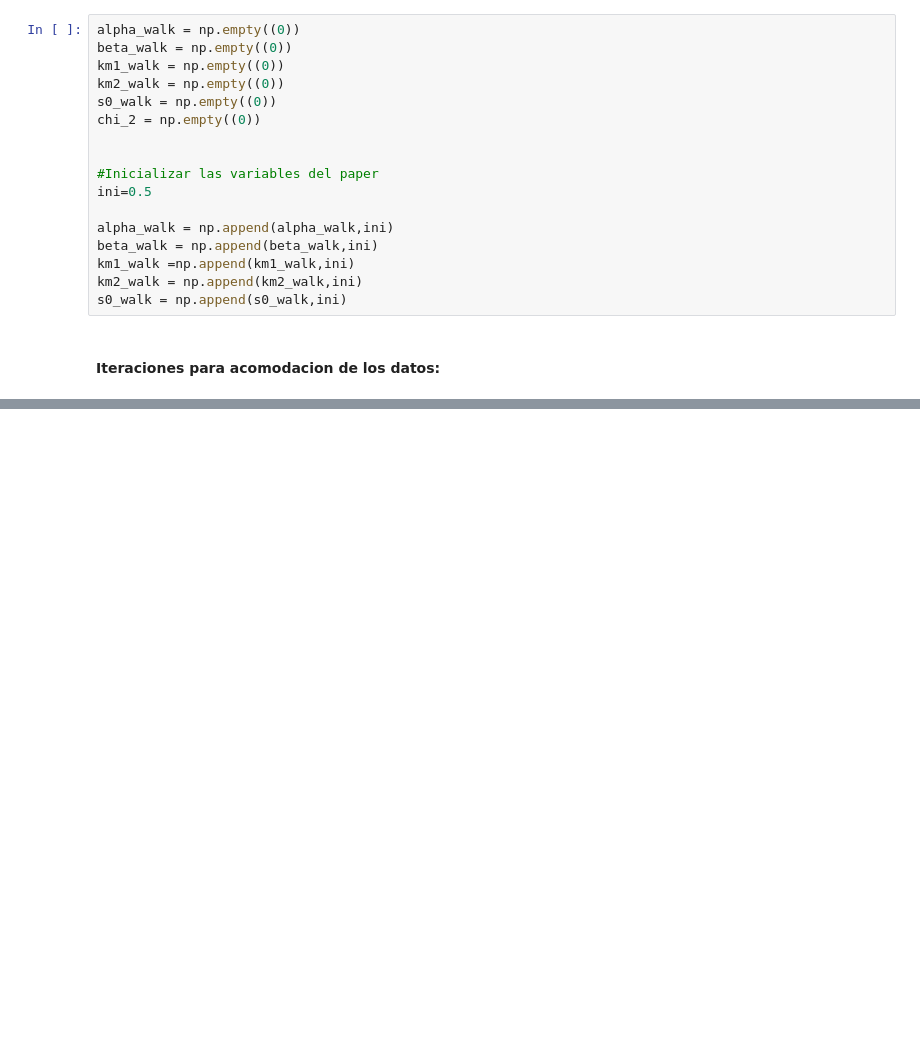
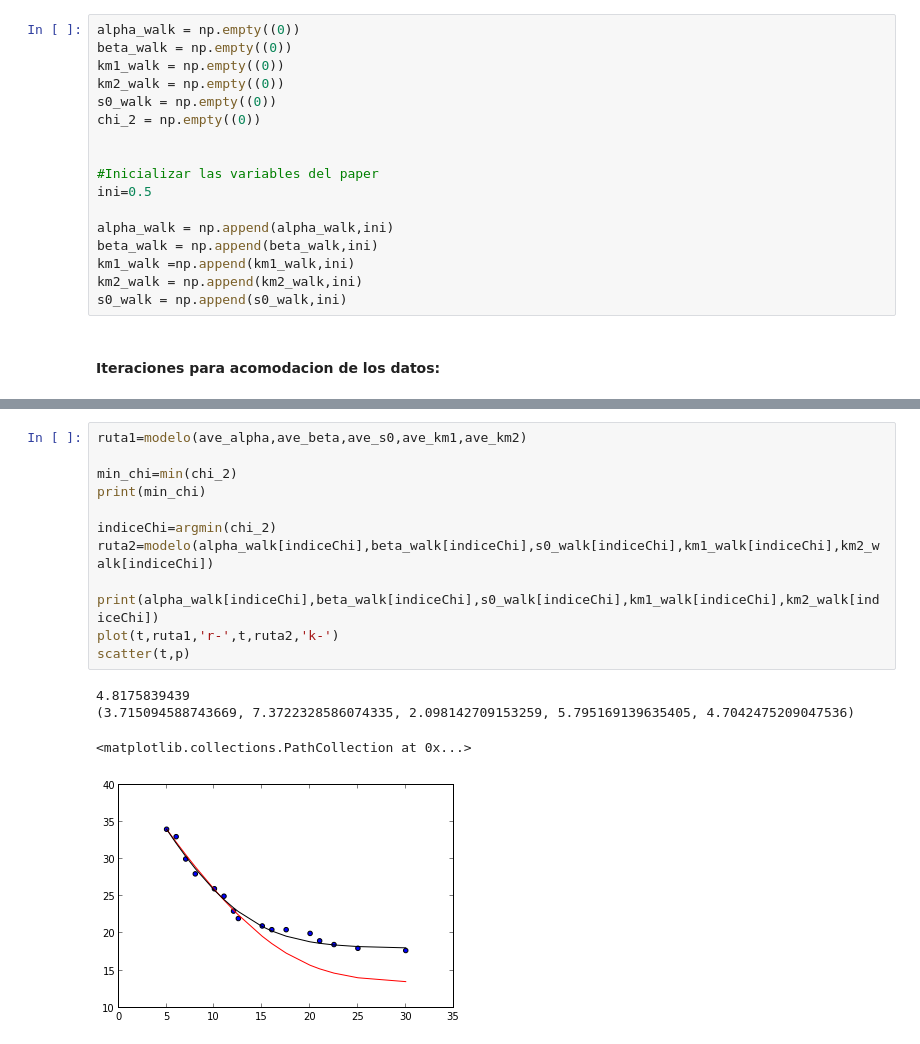
Before and after one commit to HalbardHobby/FisicaComputacional, a Jupyter notebook: Tarea8/TryDis.ipynb, the cells around one changed output, grey strips where cells are left out. Saved outputs shown, nothing was run; the diff lists cells and outputs as text; blank space fills up the shorter version.

```diff
--- a/Tarea8/TryDis.ipynb
+++ b/Tarea8/TryDis.ipynb
@@ -228,0 +254,17 @@ show()
+# %%
+ruta1=modelo(ave_alpha,ave_beta,ave_s0,ave_km1,ave_km2)
+
+min_chi=min(chi_2)
+print(min_chi)
+
+indiceChi=argmin(chi_2)
+ruta2=modelo(alpha_walk[indiceChi],beta_walk[indiceChi],s0_walk[indiceChi],km1_walk[indiceChi],km2_walk[indiceChi])
+
+print(alpha_walk[indiceChi],beta_walk[indiceChi],s0_walk[indiceChi],km1_walk[indiceChi],km2_walk[indiceChi])
+plot(t,ruta1,'r-',t,ruta2,'k-')
+scatter(t,p)
+# %% [output]
+4.8175839439
+(3.715094588743669, 7.3722328586074335, 2.098142709153259, 5.795169139635405, 4.7042475209047536)
+<matplotlib.collections.PathCollection at 0x...>
+[figure, added]
```
Also changed, not shown: parts of 9 cells of this notebook.
